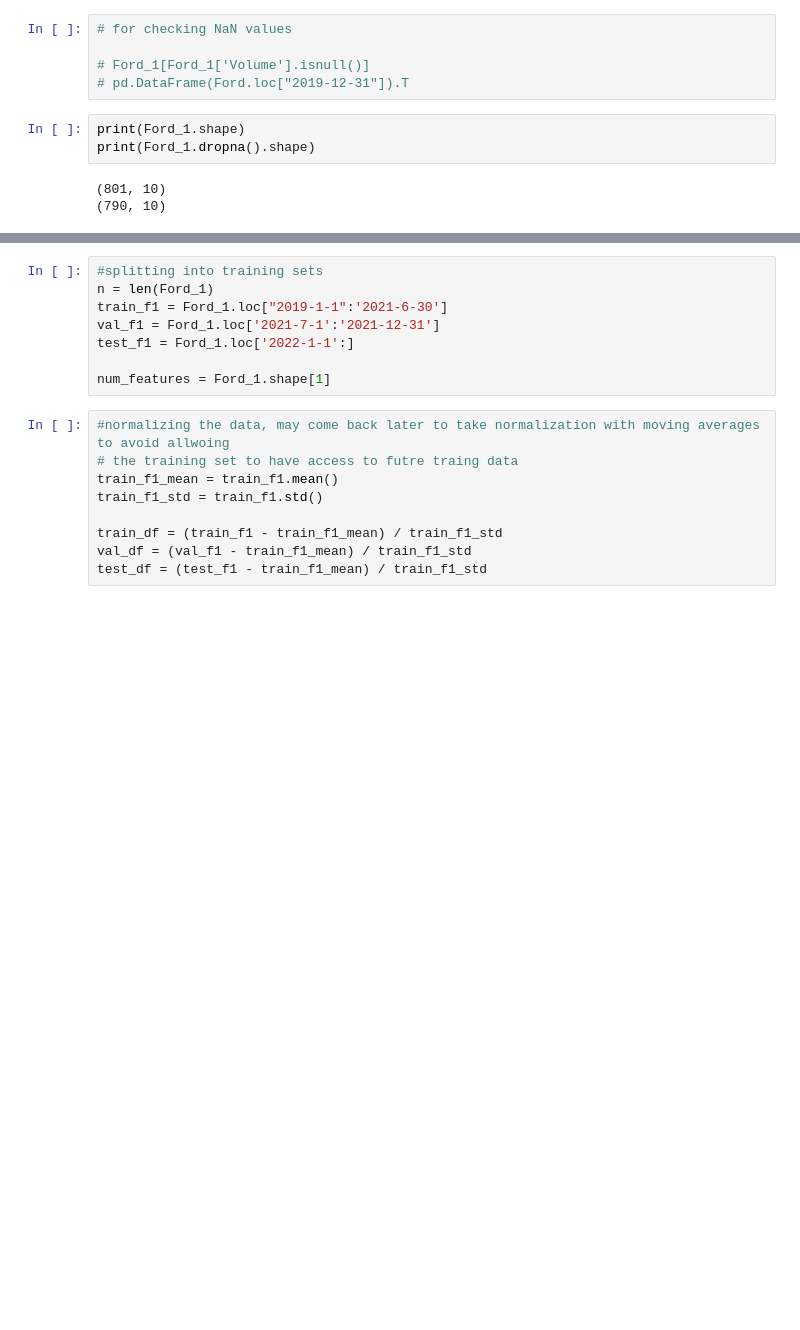
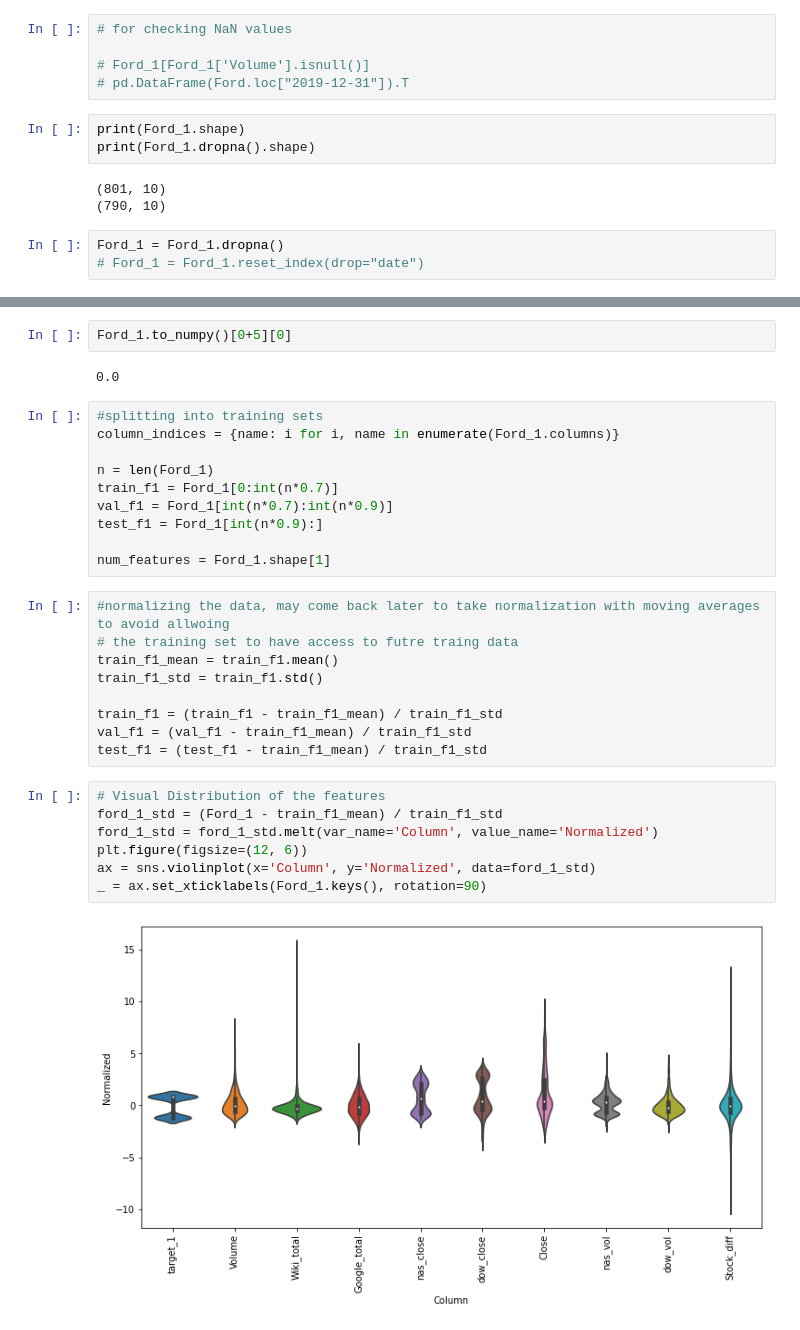
Before and after one commit to fabcabrera/Stock-Predictions, a Jupyter notebook: Jack/Initial CNN with Ford.ipynb, the cells around one changed output, grey strips where cells are left out. Saved outputs shown, nothing was run; the diff lists cells and outputs as text; blank space fills up the shorter version.

```diff
--- a/Jack/Initial CNN with Ford.ipynb
+++ b/Jack/Initial CNN with Ford.ipynb
@@ -63,3 +64,6 @@ print(Ford_1.dropna().shape)
 # %% [output]
 (801, 10)
 (790, 10)
+# %%
+Ford_1 = Ford_1.dropna()
+# Ford_1 = Ford_1.reset_index(drop="date")
@@ -66,9 +91,15 @@ print(Ford_1.dropna().shape)
+# %%
+Ford_1.to_numpy()[0+5][0]
+# %% [output]
+0.0
 # %%
 #splitting into training sets
+column_indices = {name: i for i, name in enumerate(Ford_1.columns)}
+
 n = len(Ford_1)
-train_f1 = Ford_1.loc["2019-1-1":'2021-6-30']
-val_f1 = Ford_1.loc['2021-7-1':'2021-12-31']
-test_f1 = Ford_1.loc['2022-1-1':]
+train_f1 = Ford_1[0:int(n*0.7)]
+val_f1 = Ford_1[int(n*0.7):int(n*0.9)]
+test_f1 = Ford_1[int(n*0.9):]
 
 num_features = Ford_1.shape[1]
 # %%
@@ -77,6 +108,15 @@ num_features = Ford_1.shape[1]
 train_f1_mean = train_f1.mean()
 train_f1_std = train_f1.std()
 
-train_df = (train_f1 - train_f1_mean) / train_f1_std
-val_df = (val_f1 - train_f1_mean) / train_f1_std
-test_df = (test_f1 - train_f1_mean) / train_f1_std
+train_f1 = (train_f1 - train_f1_mean) / train_f1_std
+val_f1 = (val_f1 - train_f1_mean) / train_f1_std
+test_f1 = (test_f1 - train_f1_mean) / train_f1_std
+# %%
+# Visual Distribution of the features
+ford_1_std = (Ford_1 - train_f1_mean) / train_f1_std
+ford_1_std = ford_1_std.melt(var_name='Column', value_name='Normalized')
+plt.figure(figsize=(12, 6))
+ax = sns.violinplot(x='Column', y='Normalized', data=ford_1_std)
+_ = ax.set_xticklabels(Ford_1.keys(), rotation=90)
+# %% [output]
+[figure, added]
```
Also changed, not shown: parts of 10 cells of this notebook.
